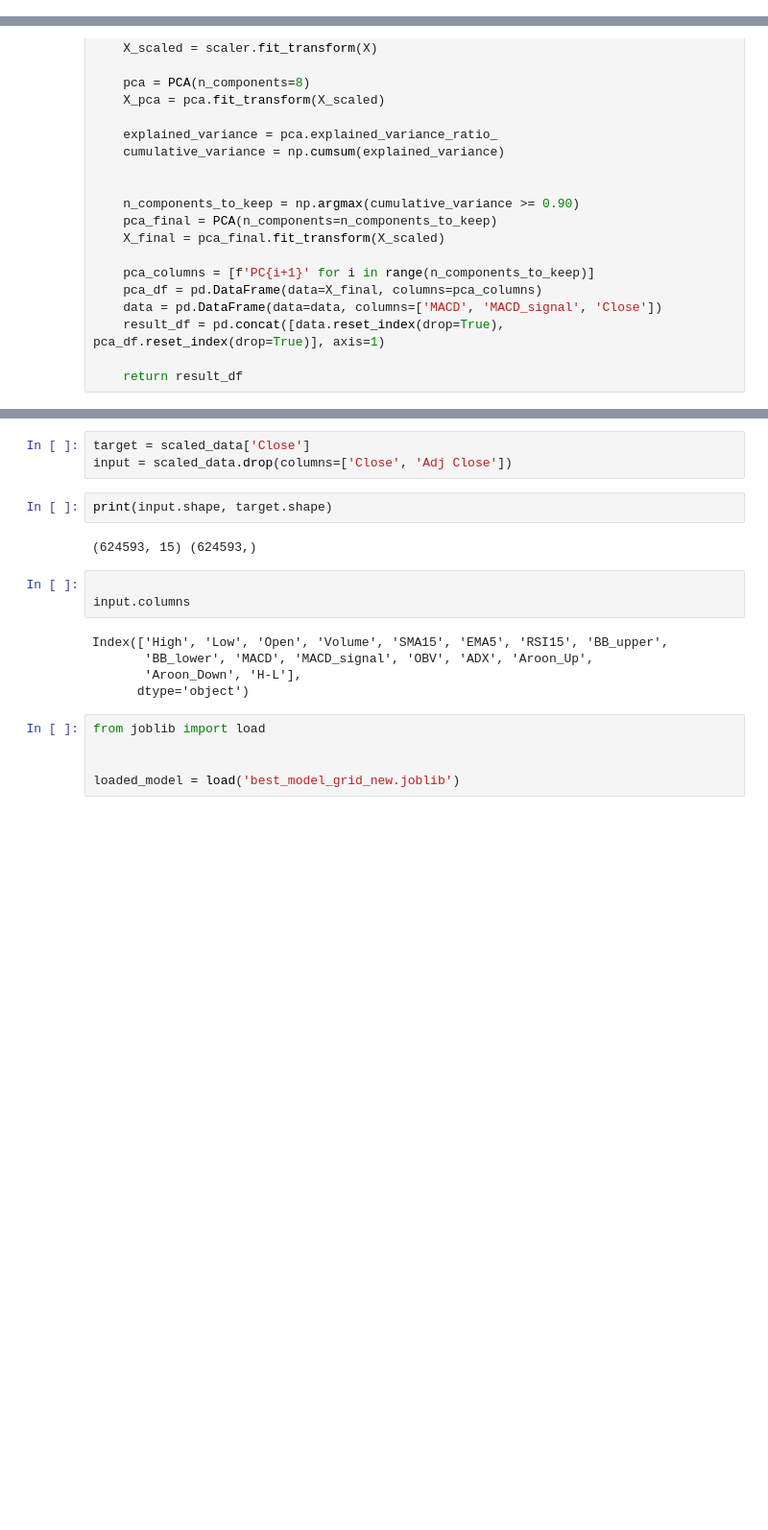
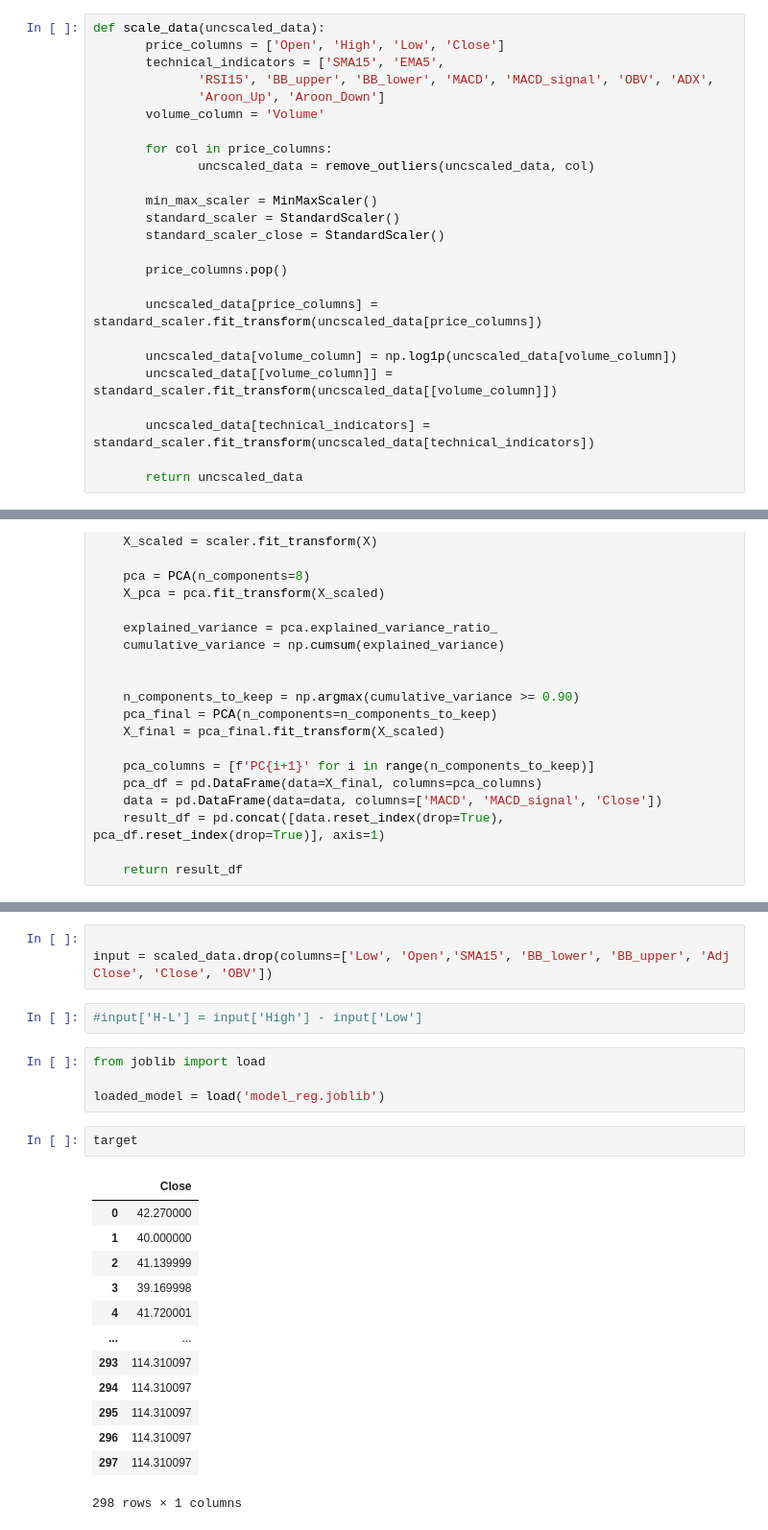
Before and after one commit to Nishchaypat/StockTrack-Database-ML, a Jupyter notebook: test.ipynb, the cells around one changed output, grey strips where cells are left out. Shown at 96% size. Cells and saved outputs as stored; diff of their text form; blank space fills up the shorter version.

```diff
--- a/test.ipynb
+++ b/test.ipynb
@@ -31,0 +40,25 @@ data = pd.DataFrame()
+# %%
+def scale_data(uncscaled_data):
+       price_columns = ['Open', 'High', 'Low', 'Close']
+       technical_indicators = ['SMA15', 'EMA5',
+              'RSI15', 'BB_upper', 'BB_lower', 'MACD', 'MACD_signal', 'OBV', 'ADX',
+              'Aroon_Up', 'Aroon_Down']
+       volume_column = 'Volume'
+
+       for col in price_columns:
+              uncscaled_data = remove_outliers(uncscaled_data, col)
+
+       min_max_scaler = MinMaxScaler()
+       standard_scaler = StandardScaler()
+       standard_scaler_close = StandardScaler()
+
+       price_columns.pop()
+
+       uncscaled_data[price_columns] = standard_scaler.fit_transform(uncscaled_data[price_columns])
+
+       uncscaled_data[volume_column] = np.log1p(uncscaled_data[volume_column])
+       uncscaled_data[[volume_column]] = standard_scaler.fit_transform(uncscaled_data[[volume_column]])
+
+       uncscaled_data[technical_indicators] = standard_scaler.fit_transform(uncscaled_data[technical_indicators])
+
+       return uncscaled_data
@@ -162,20 +172,25 @@ def final_pcas(data):
 # %%
-target = scaled_data['Close']
-input = scaled_data.drop(columns=['Close', 'Adj Close'])
+
+input = scaled_data.drop(columns=['Low', 'Open','SMA15', 'BB_lower', 'BB_upper', 'Adj Close', 'Close', 'OBV'])
-# %%
-print(input.shape, target.shape)
-# %% [output]
-(624593, 15) (624593,)
-# %%
-
-input.columns
-# %% [output]
-Index(['High', 'Low', 'Open', 'Volume', 'SMA15', 'EMA5', 'RSI15', 'BB_upper',
-       'BB_lower', 'MACD', 'MACD_signal', 'OBV', 'ADX', 'Aroon_Up',
-       'Aroon_Down', 'H-L'],
-      dtype='object')
+# %%
+#input['H-L'] = input['High'] - input['Low']
 # %%
 from joblib import load
 
-
-loaded_model = load('best_model_grid_new.joblib')
+loaded_model = load('model_reg.joblib')
+# %%
+target
+# %% [output]
+|  | Close |
+| 0 | 42.270000 |
+| 1 | 40.000000 |
+| 2 | 41.139999 |
+| 3 | 39.169998 |
+| 4 | 41.720001 |
+| ... | ... |
+| 293 | 114.310097 |
+| 294 | 114.310097 |
+| 295 | 114.310097 |
+| 296 | 114.310097 |
+| 297 | 114.310097 |
+298 rows × 1 columns
```
Also changed, not shown: parts of 16 cells of this notebook, 8 other files.
